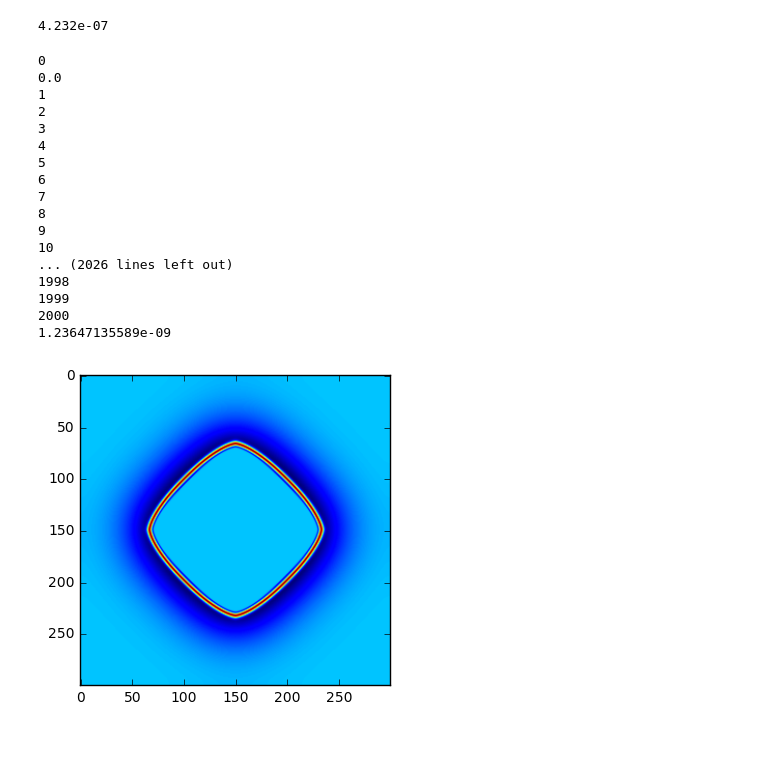
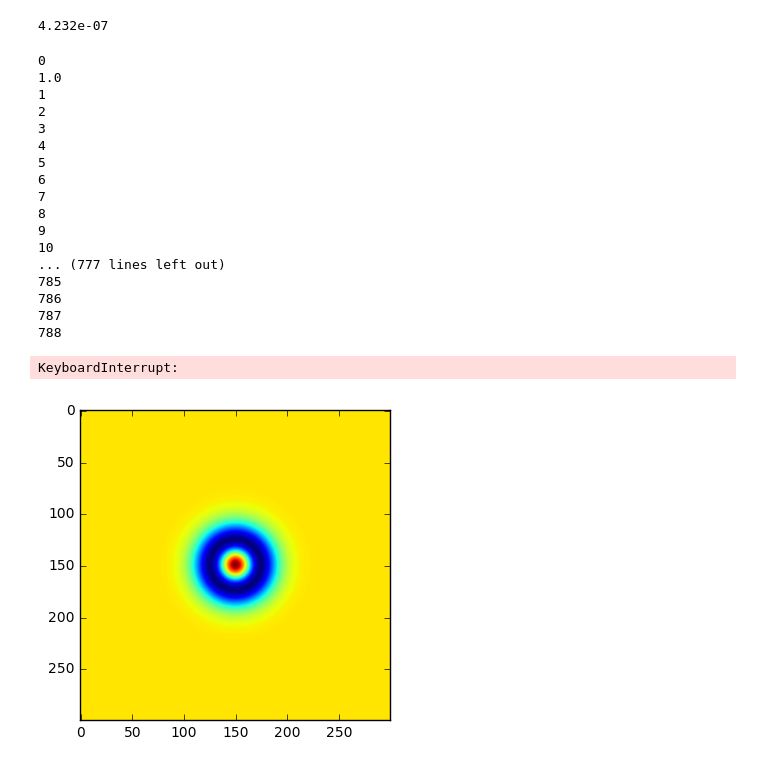
Before and after one commit to AdditiveModeling/SolidificationMicrostructure, a Jupyter notebook: Scott_Stuff/python/Warren1995Model.ipynb, the cells around one changed output. Drawn from its saved outputs; the diff is of its cells as text; code cells hidden in the pictures.

```diff
--- a/Scott_Stuff/python/Warren1995Model.ipynb
+++ b/Scott_Stuff/python/Warren1995Model.ipynb
@@ -60,7 +58,7 @@ y_e = 0.06 #anisotropy
 np.set_printoptions(threshold=np.inf)
 T = 1574
 res = 300
-dx = 4.6e-8 #spacial division, m
+dx = 4.6e-6 #spacial division, cm
 dt = dx*dx/5./D_L
 print(dt)
 d = dx/0.94 #interfacial thickness
@@ -77,18 +75,16 @@ phi = np.zeros((res, res))
 c += 0.40831
 #c += 0.001*np.random.rand(res, res)
 phi += 1
-diamondParam = 100
+diamondParam = 15
 for i in range(diamondParam):
-    phi[(res/2-i):(res/2+i), (res/2-(diamondParam-i)):(res/2+(diamondParam-i))] = 0
+    phi[(int)(res/2-i):(int)(res/2+i), ((int)(res/2-(diamondParam-i))):(int)(res/2+(diamondParam-i))] = 0
 
-
-#print(z)
-#print(slope)
-#print(curv)
+if not os.path.isdir('data'):
+    os.makedirs('data')
 # %% [output]
 4.232e-07
 # %%
-for i in range(2001):
+for i in range(401):
     print(i)
     g = _g(phi)
     p = _p(phi)
@@ -113,58 +109,48 @@ for i in range(2001):
     etap = -4*y_e*np.sin(4*theta)
     etapp = -16*(eta-1)
     c2 = np.cos(2*theta)
     s2 = np.sin(2*theta)
     M_phi = (1-c)*M_A + c*M_B
     deltaphi = M_phi*((ebar*ebar*eta*eta*lphi-(1-c)*H_A-c*H_B)+ebar*ebar*eta*etap*(s2*(phiyy-phixx)+2*c2*phixy)+0.5*ebar*ebar*(etap*etap+eta*etapp)*(-2*s2*phixy+lphi+c2*(phiyy-phixx)))
     randArray = 2*np.random.rand(res, res)-1
     alpha = 0.3
     deltaphi += M_phi*alpha*randArray*(16*g)*((1-c)*H_A+c*H_B)
 
-    #alternate change in phi
-    #theta = np.arctan2(phiy, phix)
-    #eta = 1+y_e*np.cos(4*theta)
-    #d_A = s_A/L_A
-    #d_B = s_B/L_B
-    #print(d_A, d_B, d)
-    #M_phi = (1-c)*M_A + c*M_B
-    #deltaphi = (M_phi*ebar*ebar*eta*eta/(d*d))*(d*d*lphi-0.25*gprime-(5*g*d/(np.sqrt(2)*d_A))*((1-c)*(T_mA/T-1)+(c*d_A/d_B)*(T_mB/T-1)))
-
     #apply changes
     ctemp = c.copy()
     c += deltac*dt
     phi += deltaphi*dt
-    #print(ctemp[20, 20], c[20, 20], deltac[20, 20]*dt)
 
     if(i%50 == 0):
         plt.imshow(phi)
-        plt.savefig('100_phi'+str(i)+'.png')
+        plt.savefig('data/phi'+str(i)+'.png')
         plt.imshow(c)
-        plt.savefig('100_c'+str(i)+'.png')
-        print(phi[100, 150])
-        #f = open('rawData_'+str(i)+'.txt','w')
-        #f.write(np.array_str(c))
-        #f.write('\n')
-        #f.write(np.array_str(phi))
-        #f.close()
+        plt.savefig('data/c'+str(i)+'.png')
+        f = open('data/rawData_'+str(i)+'.txt','w')
+        f.write(np.array_str(c))
+        f.write('\n')
+        f.write(np.array_str(phi))
+        f.close()
 # %% [output]
 0
-0.0
+1.0
 1
 2
 3
 4
 5
 6
 7
 8
 9
 10
-... (2026 lines left out)
-1998
-1999
-2000
-1.23647135589e-09
+... (777 lines left out)
+785
+786
+787
+788
+KeyboardInterrupt:
-[figure, old version]
+[figure, new version]
 # %%
 plt.imshow(phi)
 # %% [output]
```
Also changed, not shown: parts of 4 cells of this notebook, 1 other file.
